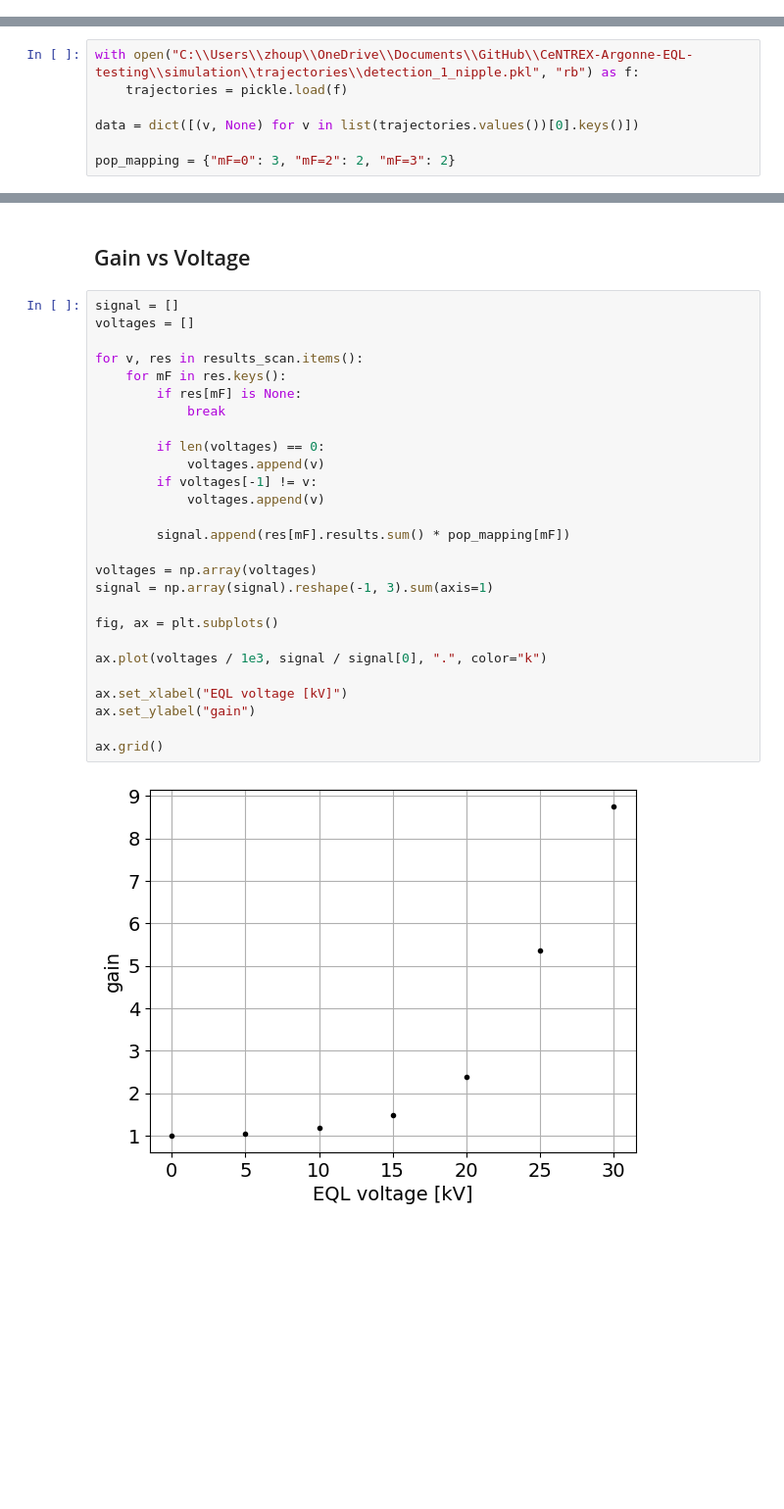
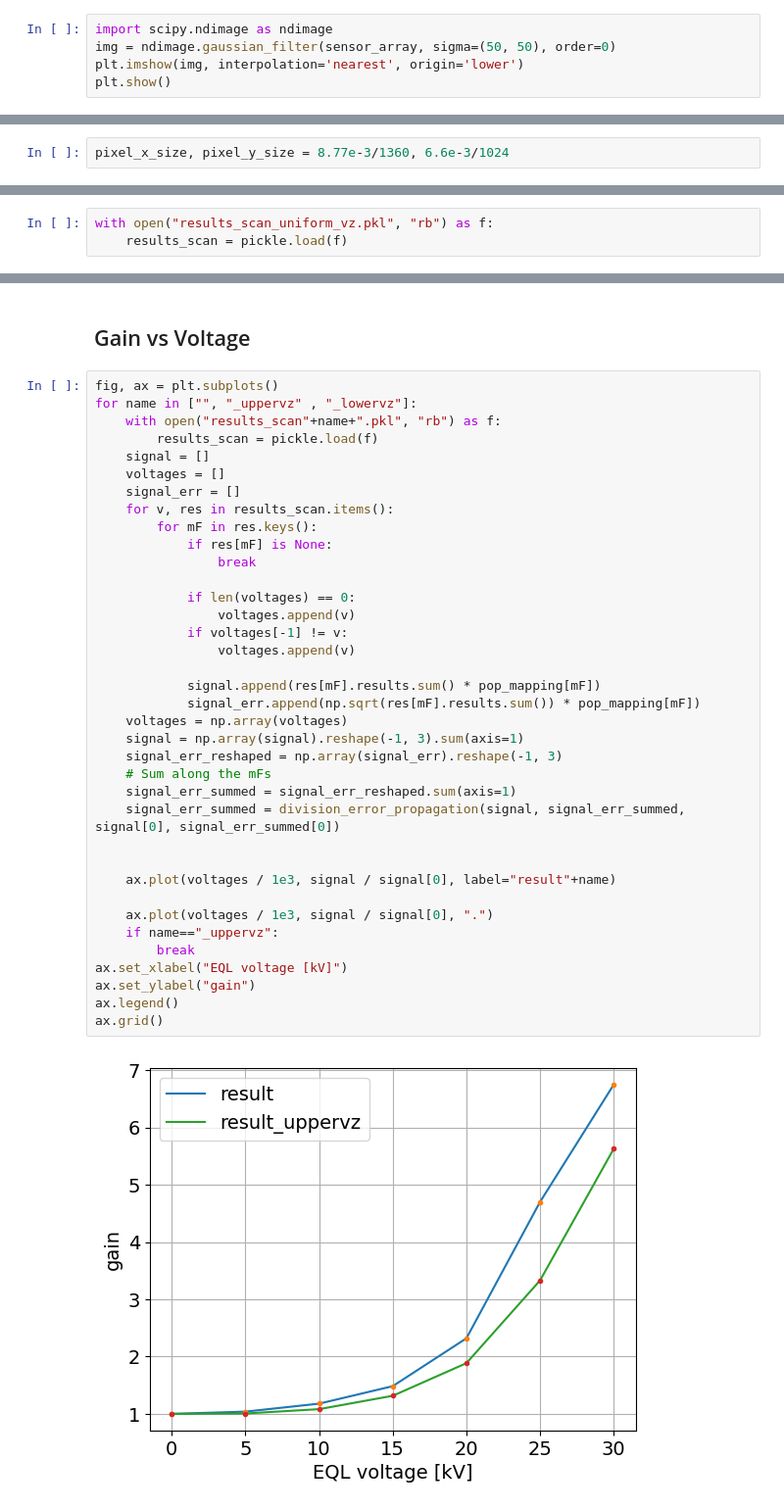
Before and after one commit to zhouperry/CeNTREX-TlF-julia-extension, a Jupyter notebook: examples/R2 transition EQL testing trajectories.ipynb, the cells around one changed output, grey strips where cells are left out. Shown at 98% size. Cells and saved outputs as stored; diff of their text form; blank space fills up the shorter version.

```diff
--- a/examples/R2 transition EQL testing trajectories.ipynb
+++ b/examples/R2 transition EQL testing trajectories.ipynb
@@ -282,0 +314,5 @@ sigma_x*11.3e-3/2048, sigma_y*11.3e-3/2048
+# %%
+import scipy.ndimage as ndimage
+img = ndimage.gaussian_filter(sensor_array, sigma=(50, 50), order=0)
+plt.imshow(img, interpolation='nearest', origin='lower')
+plt.show()
@@ -282,0 +325,2 @@ sigma_x*11.3e-3/2048, sigma_y*11.3e-3/2048
+# %%
+pixel_x_size, pixel_y_size = 8.77e-3/1360, 6.6e-3/1024
@@ -296,13 +454,6 @@ def get_diagonal_indices_flattened(size, states=None, mode="python"):
 state_selector = states.QuantumSelector(electronic=states.ElectronicState.B)
 indices = state_selector.get_indices(obe_system.QN)
 save_idxs = get_diagonal_indices_flattened(len(obe_system.QN), indices, mode="julia")
-# %%
-with open("C:\\Users\\zhoup\\OneDrive\\Documents\\GitHub\\CeNTREX-Argonne-EQL-testing\\simulation\\trajectories\\detection_1_nipple.pkl", "rb") as f:
-    trajectories = pickle.load(f)
-
-data = dict([(v, None) for v in list(trajectories.values())[0].keys()])
-
-pop_mapping = {"mF=0": 3, "mF=2": 2, "mF=3": 2}
 # %% [markdown]
 ## Run simulation
 # %%
@@ -444,6 +528,9 @@ for voltage in list(data.keys())[::2]:
 # %%
 with open("results_scan.pkl", "wb") as f:
     pickle.dump(results_scan, f)
+# %%
+with open("results_scan_uniform_vz.pkl", "rb") as f:
+    results_scan = pickle.load(f)
 # %% [markdown]
 ## Gain vs Velocity
 # %%
@@ -520,34 +604,44 @@ array([1.65357058, 1.81292797, 0.47462283, 0.43190973, 0.30476523,
 # %% [markdown]
 ## Gain vs Voltage
 # %%
-signal = []
-voltages = []
+fig, ax = plt.subplots()
+for name in ["", "_uppervz" , "_lowervz"]:
+    with open("results_scan"+name+".pkl", "rb") as f:
+        results_scan = pickle.load(f)
+    signal = []
+    voltages = []
+    signal_err = []
+    for v, res in results_scan.items():
+        for mF in res.keys():
+            if res[mF] is None:
+                break
 
-for v, res in results_scan.items():
-    for mF in res.keys():
-        if res[mF] is None:
-            break
+            if len(voltages) == 0:
+                voltages.append(v)
+            if voltages[-1] != v:
+                voltages.append(v)
 
-        if len(voltages) == 0:
-            voltages.append(v)
-        if voltages[-1] != v:
-            voltages.append(v)
+            signal.append(res[mF].results.sum() * pop_mapping[mF])
+            signal_err.append(np.sqrt(res[mF].results.sum()) * pop_mapping[mF])
+    voltages = np.array(voltages)
+    signal = np.array(signal).reshape(-1, 3).sum(axis=1)
+    signal_err_reshaped = np.array(signal_err).reshape(-1, 3)
+    # Sum along the mFs
+    signal_err_summed = signal_err_reshaped.sum(axis=1)
+    signal_err_summed = division_error_propagation(signal, signal_err_summed, signal[0], signal_err_summed[0])
 
-        signal.append(res[mF].results.sum() * pop_mapping[mF])
 
-voltages = np.array(voltages)
-signal = np.array(signal).reshape(-1, 3).sum(axis=1)
+    ax.plot(voltages / 1e3, signal / signal[0], label="result"+name)
 
-fig, ax = plt.subplots()
-
-ax.plot(voltages / 1e3, signal / signal[0], ".", color="k")
-
+    ax.plot(voltages / 1e3, signal / signal[0], ".")
+    if name=="_uppervz":
+        break
 ax.set_xlabel("EQL voltage [kV]")
 ax.set_ylabel("gain")
-
+ax.legend()
 ax.grid()
 # %% [output]
-[figure, old version]
+[figure, new version]
 # %%
 signal
 # %% [output]
```
Also changed, not shown: parts of 28 cells of this notebook, 10 other files.
